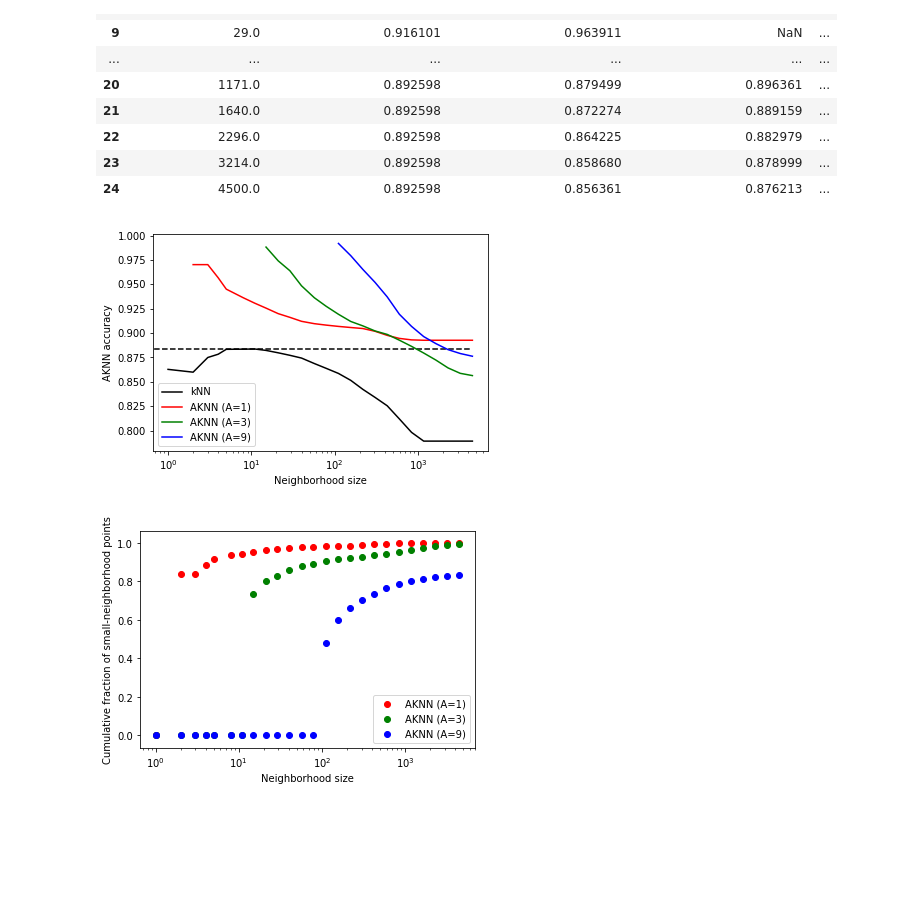
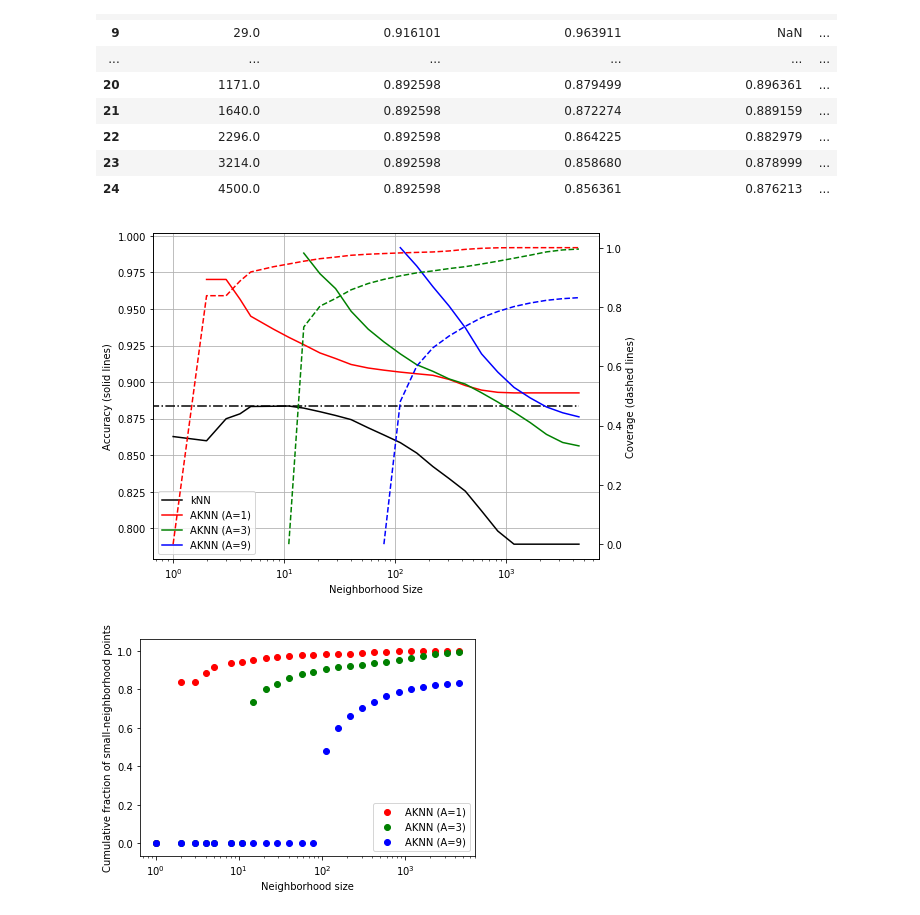
Before and after one commit to yoavfreund/adaptive-kNN, a Jupyter notebook: notebooks/aknn_sandbox_2.ipynb, the cells around one changed output. Drawn from its saved outputs; the diff is of its cells as text; code cells hidden in the pictures; blank space fills up the shorter version.

Commit message:
reduced figure 4 to one figure

```diff
--- a/notebooks/aknn_sandbox_2.ipynb
+++ b/notebooks/aknn_sandbox_2.ipynb
@@ -3,7 +11,7 @@ import numpy as np, scipy as sp, matplotlib.pyplot as plt, seaborn as sns, csv,
 # %% [markdown]
 ## Performance and abstain probability as neighborhood size varies
 # %%
-plot_df2 = pd.read_csv('notMNIST/notMNIST_nbrsizes.csv', sep="\t")
+plot_df2 = pd.read_csv('../figs/notMNIST/notMNIST_nbrsizes.csv', sep="\t")
 plot_df2
 # %% [output]
 |  | Neighborhood size | AKNN accuracy (A = 1.0) | AKNN accuracy (A = 3.0) | AKNN accuracy (A = 9.0) | ... |
@@ -25,20 +33,41 @@ plot_df2
 | 24 | 4500.0 | 0.892598 | 0.856361 | 0.876213 | ... |
 # %%
 absc = plot_df2["Neighborhood size"]
-plt.plot(absc, plot_df2["kNN accuracy"], color='black')
-plt.hlines(np.max(plot_df2["kNN accuracy"]), xmin=0, xmax=np.max(absc), linestyles='dashed')
-plt.plot(absc, plot_df2['AKNN accuracy (A = 1.0)'], color='red')
-plt.plot(absc, plot_df2['AKNN accuracy (A = 3.0)'], color='green')
-plt.plot(absc, plot_df2['AKNN accuracy (A = 9.0)'], color='blue')
-#plt.colorbar(sc)
-#plt.title("title")
-plt.legend(['kNN', 'AKNN (A=1)', 'AKNN (A=3)', 'AKNN (A=9)'])
-plt.xlabel("Neighborhood size")
-plt.ylabel("AKNN accuracy")
-plt.semilogx()
+
+color = 'tab:black'
+fig, ax1 = plt.subplots(figsize=[8,6])
+ax1.set_xlabel('Neighborhood Size')
+ax1.set_ylabel('Accuracy (solid lines)')
+#ax1.plot(t, data1, color=color)
+#ax1.tick_params(axis='y')
+ax1.plot(absc, plot_df2["kNN accuracy"], color='black')
+ax1.hlines(np.max(plot_df2["kNN accuracy"]), xmin=0, xmax=np.max(absc),linestyles='-.')
+ax1.plot(absc, plot_df2['AKNN accuracy (A = 1.0)'], color='red')
+ax1.plot(absc, plot_df2['AKNN accuracy (A = 3.0)'], color='green')
+ax1.plot(absc, plot_df2['AKNN accuracy (A = 9.0)'], color='blue')
+
+plt.legend(['kNN', 'AKNN (A=1)', 'AKNN (A=3)', 'AKNN (A=9)'],loc=3)
+color = 'tab:black'
+ax2 = ax1.twinx()  # instantiate a second axes that shares the same x-axis
+
+ax2.set_ylabel('Coverage (dashed lines)')  # we already handled the x-label with ax1
+
+def trim_zeros(name,color='red'):
+    cov=plot_df2[name]
+    first=nonzero(cov)[0][0]
+    plt.plot(absc[first-1:], cov[first-1:],'--', color=color)
+
+trim_zeros('Cumulative fraction (A = 1.0)',color='red')
+trim_zeros('Cumulative fraction (A = 3.0)',color='green')
+trim_zeros('Cumulative fraction (A = 9.0)',color='blue')
+
+ax2.tick_params(axis='y')
+
+ax1.semilogx()
+ax1.grid()
 plt.show()
 # %% [output]
-[figure, old version]
+[figure, new version]
 # %%
 absc = plot_df2["Neighborhood size"]
 plt.scatter(absc, plot_df2['Cumulative fraction (A = 1.0)'], color='red')
```
Also changed, not shown: parts of 9 cells of this notebook, 2 other files.
